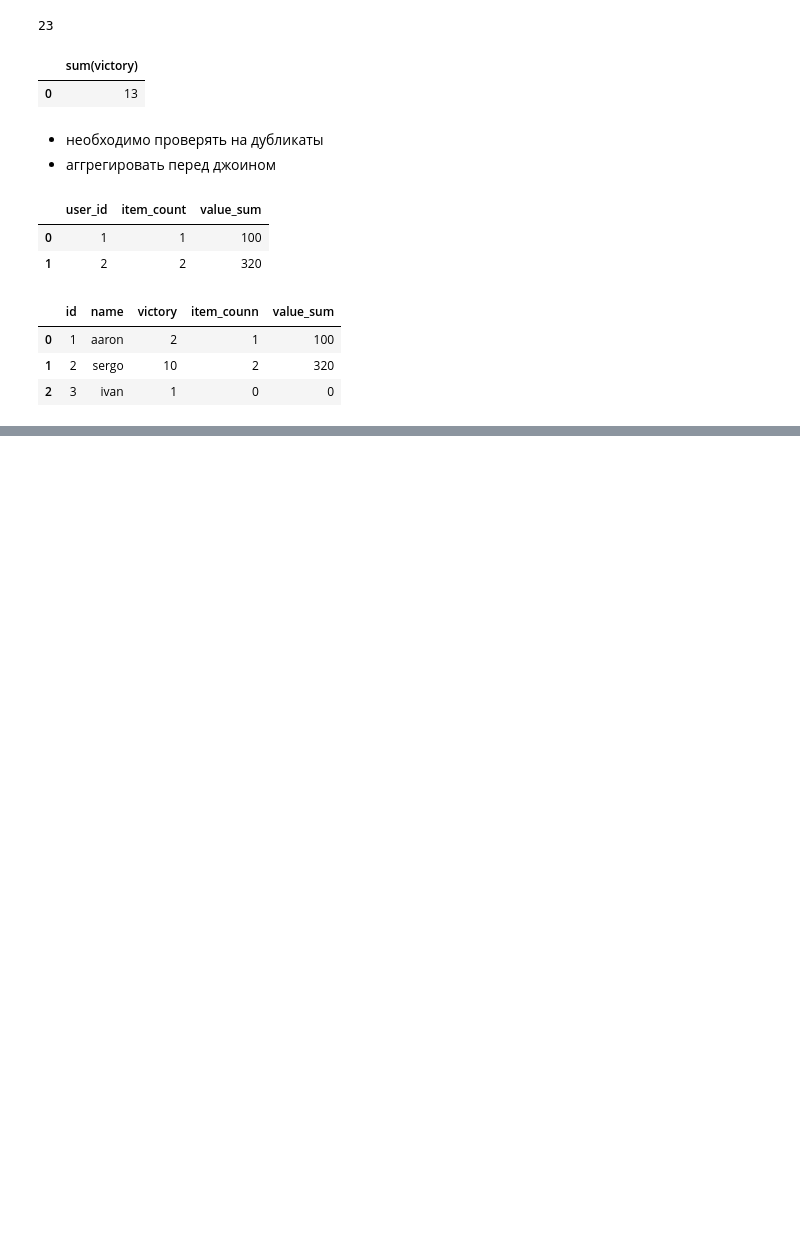
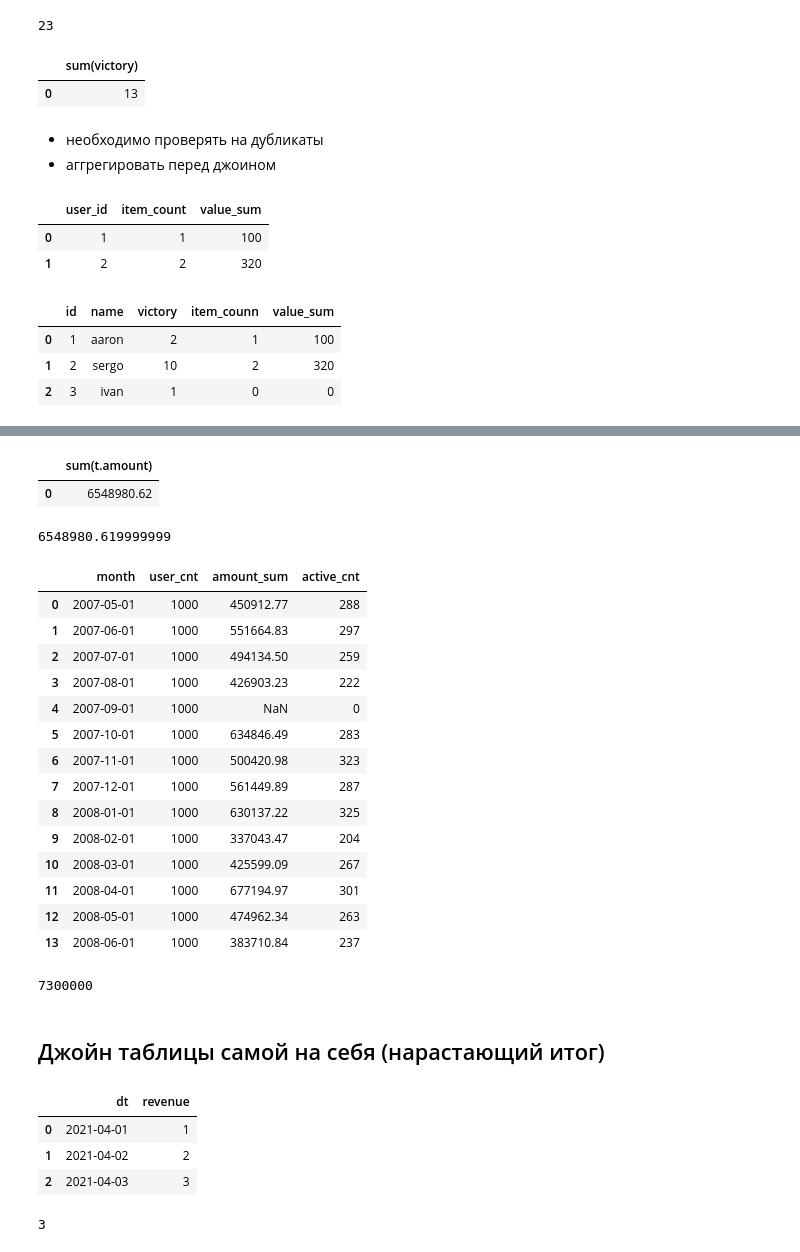
Before and after one commit to avgalkov/SQL-study-coding, a Jupyter notebook: SQL для анализа данных/Work notebook.ipynb, the cells around one changed output, grey strips where cells are left out. Drawn from its saved outputs; the diff is of its cells as text; code cells hidden in the pictures; blank space fills up the shorter version.

```diff
--- a/SQL для анализа данных/Work notebook.ipynb
+++ b/SQL для анализа данных/Work notebook.ipynb
@@ -1052,0 +1236,4 @@ select(sql)
+# %%
+min = '''select date(min(t.dt),'start of month') from client_transactions t'''
+# %%
+max = '''select date(max(t.dt),'start of month') from client_transactions t'''
@@ -1052,0 +1408,2 @@ select(sql)
+# %%
+t = select(sql)
@@ -1052,0 +1412,33 @@ select(sql)
+# %%
+select(sql)
+# %% [output]
+|  | sum(t.amount) |
+| 0 | 6548980.62 |
+# %%
+t['amount_sum'].sum()
+# %% [output]
+6548980.619999999
+# %%
+t
+# %% [output]
+|  | month | user_cnt | amount_sum | active_cnt |
+| 0 | 2007-05-01 | 1000 | 450912.77 | 288 |
+| 1 | 2007-06-01 | 1000 | 551664.83 | 297 |
+| 2 | 2007-07-01 | 1000 | 494134.50 | 259 |
+| 3 | 2007-08-01 | 1000 | 426903.23 | 222 |
+| 4 | 2007-09-01 | 1000 | NaN | 0 |
+| 5 | 2007-10-01 | 1000 | 634846.49 | 283 |
+| 6 | 2007-11-01 | 1000 | 500420.98 | 323 |
+| 7 | 2007-12-01 | 1000 | 561449.89 | 287 |
+| 8 | 2008-01-01 | 1000 | 630137.22 | 325 |
+| 9 | 2008-02-01 | 1000 | 337043.47 | 204 |
+| 10 | 2008-03-01 | 1000 | 425599.09 | 267 |
+| 11 | 2008-04-01 | 1000 | 677194.97 | 301 |
+| 12 | 2008-05-01 | 1000 | 474962.34 | 263 |
+| 13 | 2008-06-01 | 1000 | 383710.84 | 237 |
+# %%
+2 * 365 * 10000
+# %% [output]
+7300000
+# %% [markdown]
+## Джойн таблицы самой на себя (нарастающий итог)
@@ -1052,0 +1448,11 @@ select(sql)
+# %%
+t
+# %% [output]
+|  | dt | revenue |
+| 0 | 2021-04-01 | 1 |
+| 1 | 2021-04-02 | 2 |
+| 2 | 2021-04-03 | 3 |
+# %%
+t.to_sql('revenue',con,index=False,if_exists='replace')
+# %% [output]
+3
```
Also changed, not shown: parts of 100 cells of this notebook.
